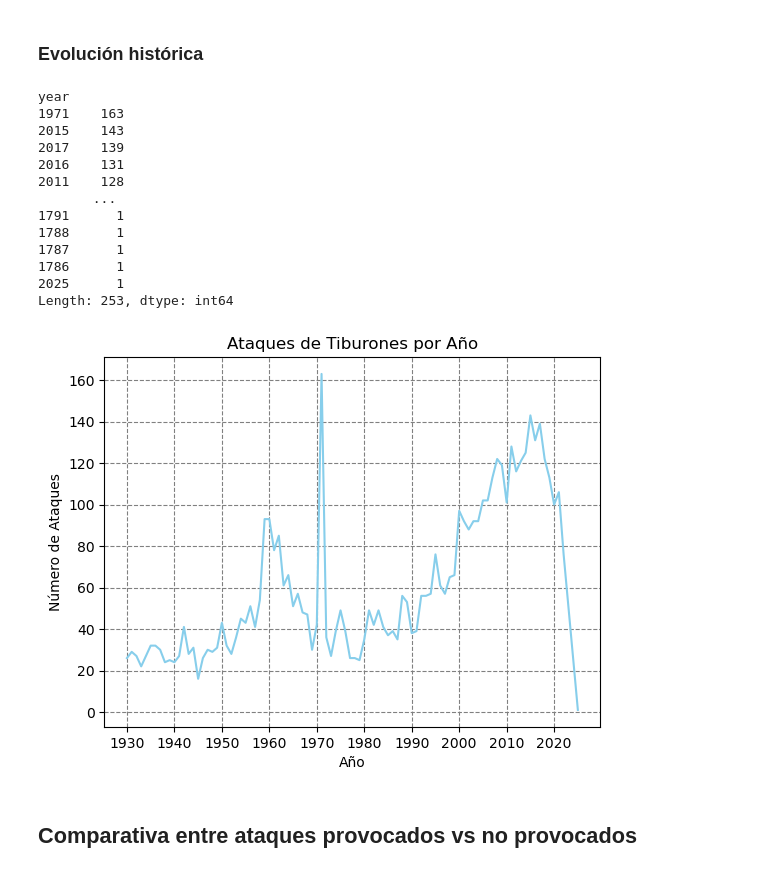
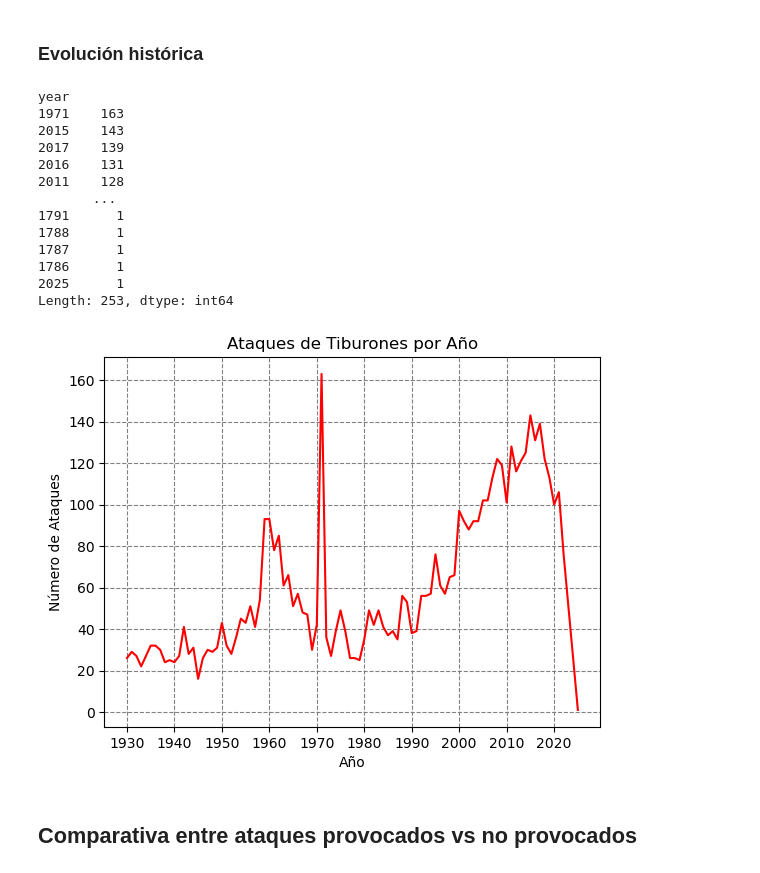
Before and after one commit to jesuserro/shark-attack-exploratory-data-analysis, a Jupyter notebook: notebooks/exploratory_analysis.ipynb, the cells around one changed output. Cells and saved outputs as stored; diff of their text form; code cells hidden in the pictures.

```diff
--- a/notebooks/exploratory_analysis.ipynb
+++ b/notebooks/exploratory_analysis.ipynb
@@ -377,35 +377,35 @@ print(ataques_anuales)
 
 # Reordena los años para que estén en orden ascendente
 ataques_anuales = ataques_anuales.sort_index()
 
 # Toma los registros desde el año 1900 en adelante
 ataques_anuales = ataques_anuales[ataques_anuales.index >= 1930]
 
 # Muestra una gráfica de tipo "connected scatterplot" (skyblue) con los ataques por año. Muestra líneas discontínuas grises horizontales y verticales para los años. Muestra todas las décadas en el eje x.
 fig, ax = plt.subplots()
-ataques_anuales.plot(kind='line', color='skyblue')
+ataques_anuales.plot(kind='line', color='red')
 plt.title('Ataques de Tiburones por Año')
 plt.xlabel('Año')
 plt.ylabel('Número de Ataques')
 plt.xticks(range(1930, 2021, 10))
 plt.grid(axis='x', linestyle='--', color='gray')
 plt.grid(axis='y', linestyle='--', color='gray')
 plt.show()
 # %% [output]
 year
 1971    163
 2015    143
 2017    139
 2016    131
 2011    128
        ...
 1791      1
 1788      1
 1787      1
 1786      1
 2025      1
 Length: 253, dtype: int64
-[figure, old version]
+[figure, new version]
 # %% [markdown]
 ## Comparativa entre ataques provocados vs no provocados
 # %%
```
